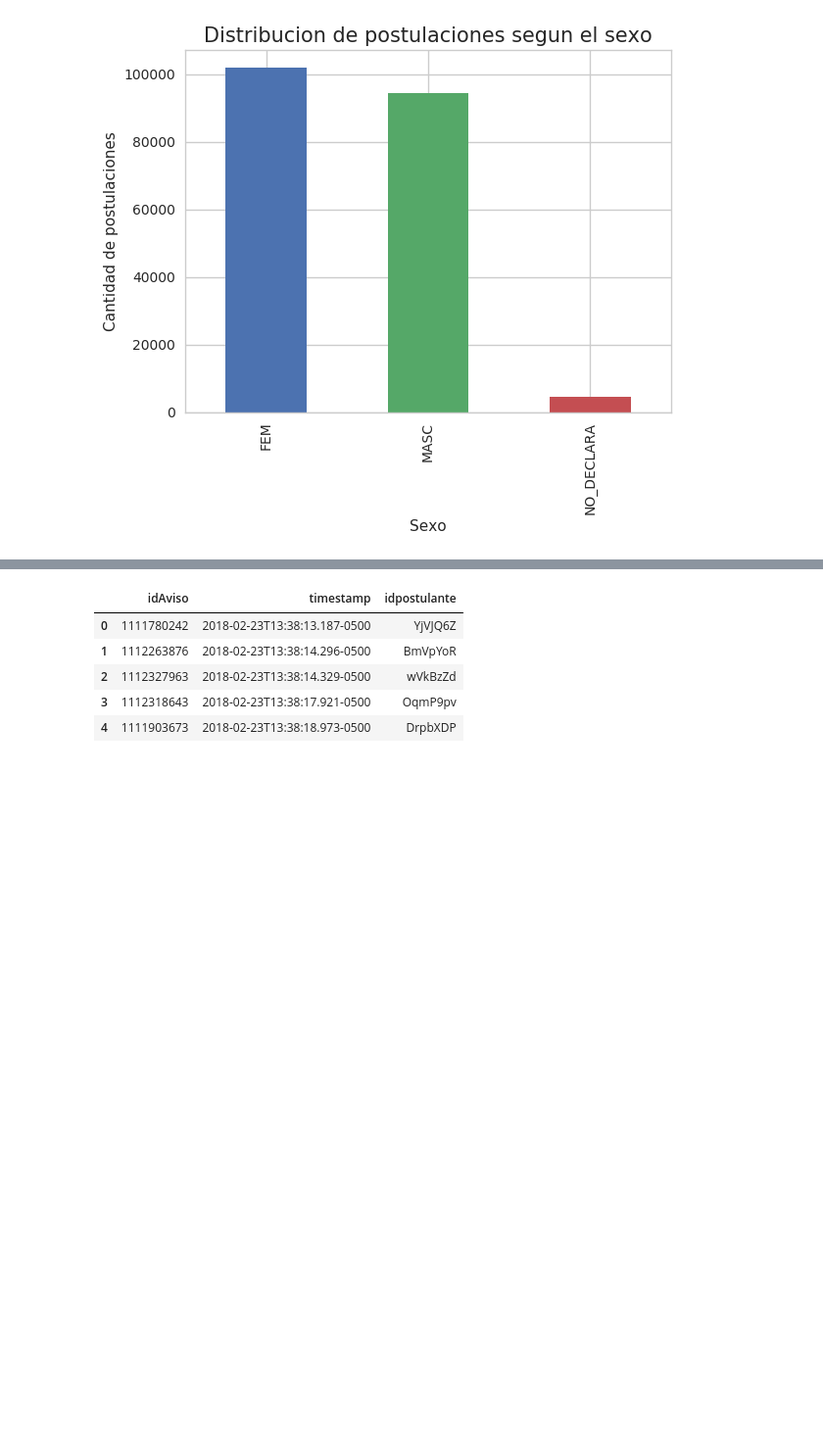
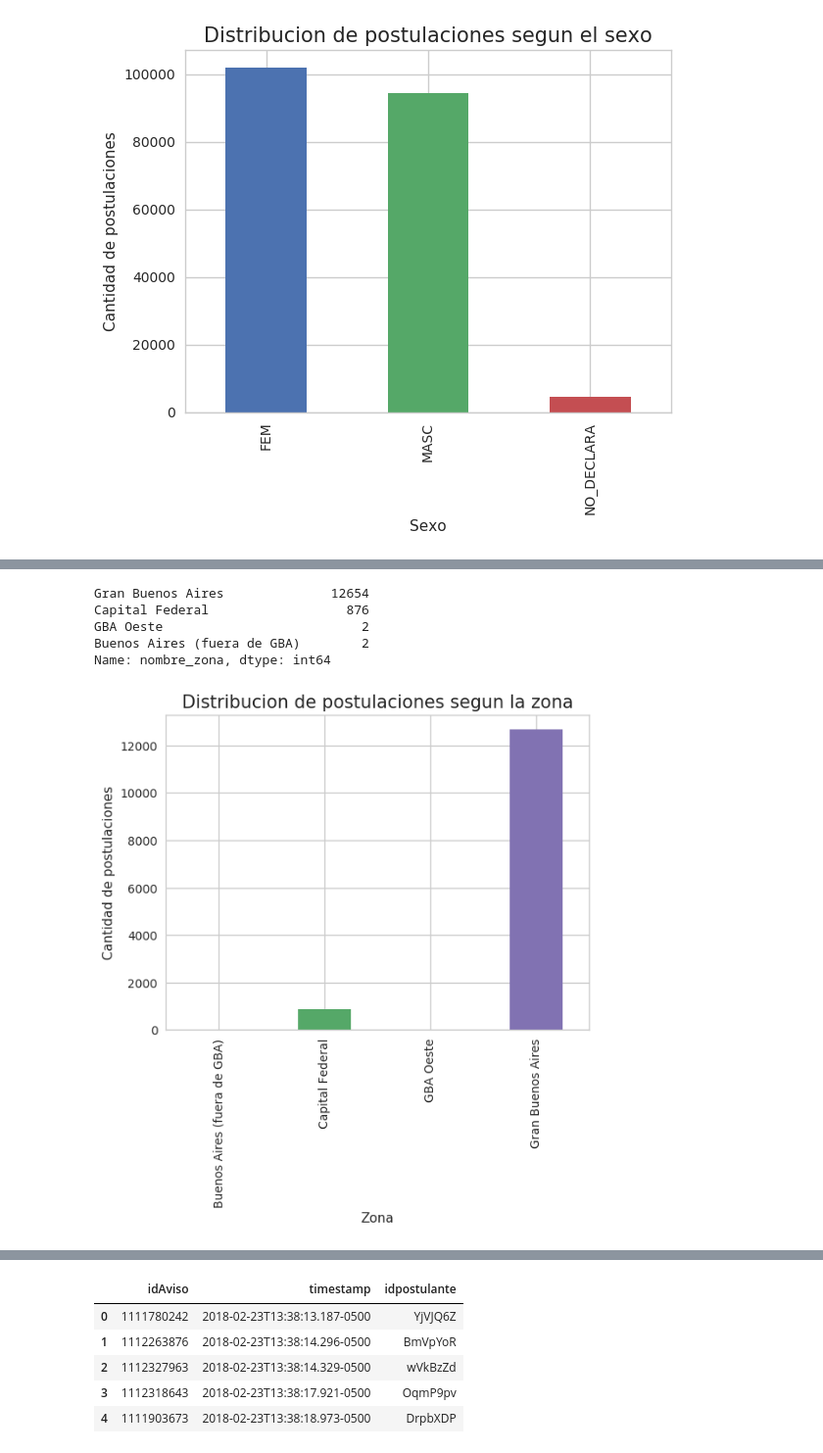
Before and after one commit to juanpcapurro/tp_datos, a Jupyter notebook: tp.ipynb, the cells around one changed output, grey strips where cells are left out. Shown at 98% size. Drawn from its saved outputs; the diff is of its cells as text; code cells hidden in the pictures; blank space fills up the shorter version.

```diff
--- a/tp.ipynb
+++ b/tp.ipynb
@@ -176,0 +223,14 @@ post_genero.set_ylabel('Cantidad de postulaciones');
+# %%
+avisos_zona = avisos_detalle['nombre_zona'].value_counts().sort_index().plot(kind='bar')
+avisos_zona.set_title('Distribucion de postulaciones segun la zona',fontsize=15)
+avisos_zona.set_xlabel('Zona')
+avisos_zona.set_ylabel('Cantidad de postulaciones');
+
+avisos_detalle['nombre_zona'].value_counts()
+# %% [output]
+Gran Buenos Aires              12654
+Capital Federal                  876
+GBA Oeste                          2
+Buenos Aires (fuera de GBA)        2
+Name: nombre_zona, dtype: int64
+[figure, added]
```
Also changed, not shown: parts of 9 cells of this notebook.
